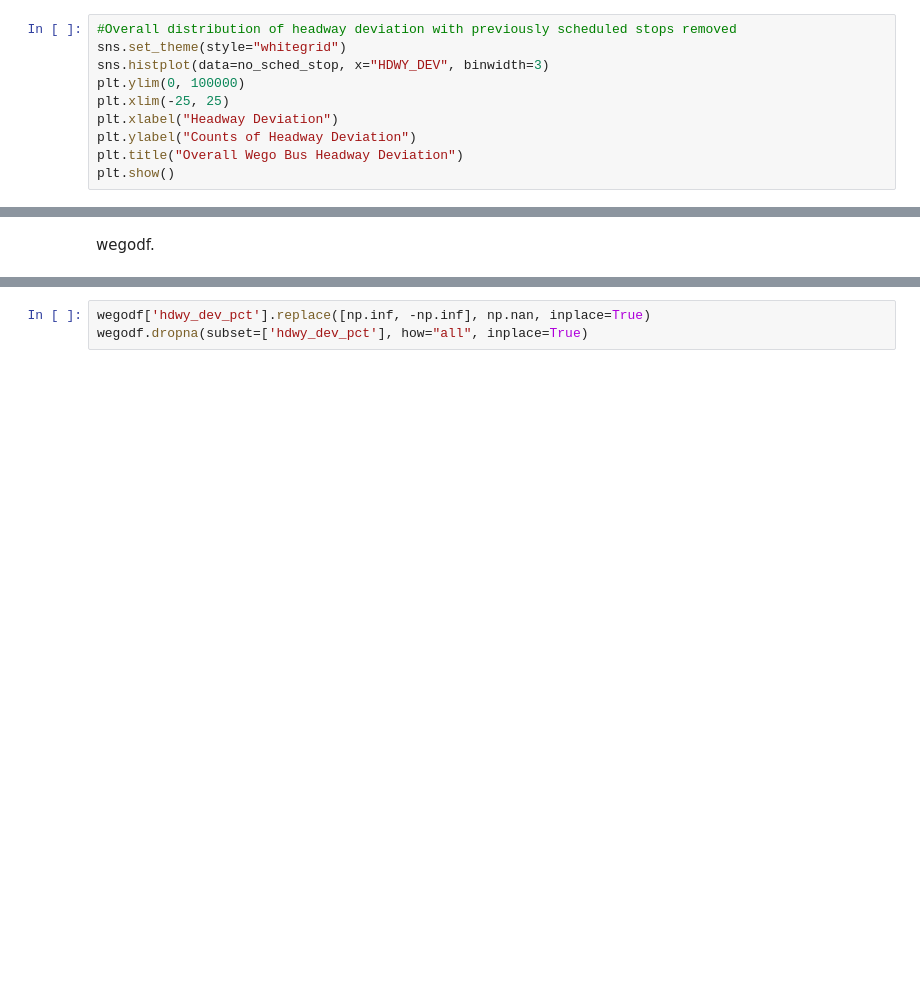
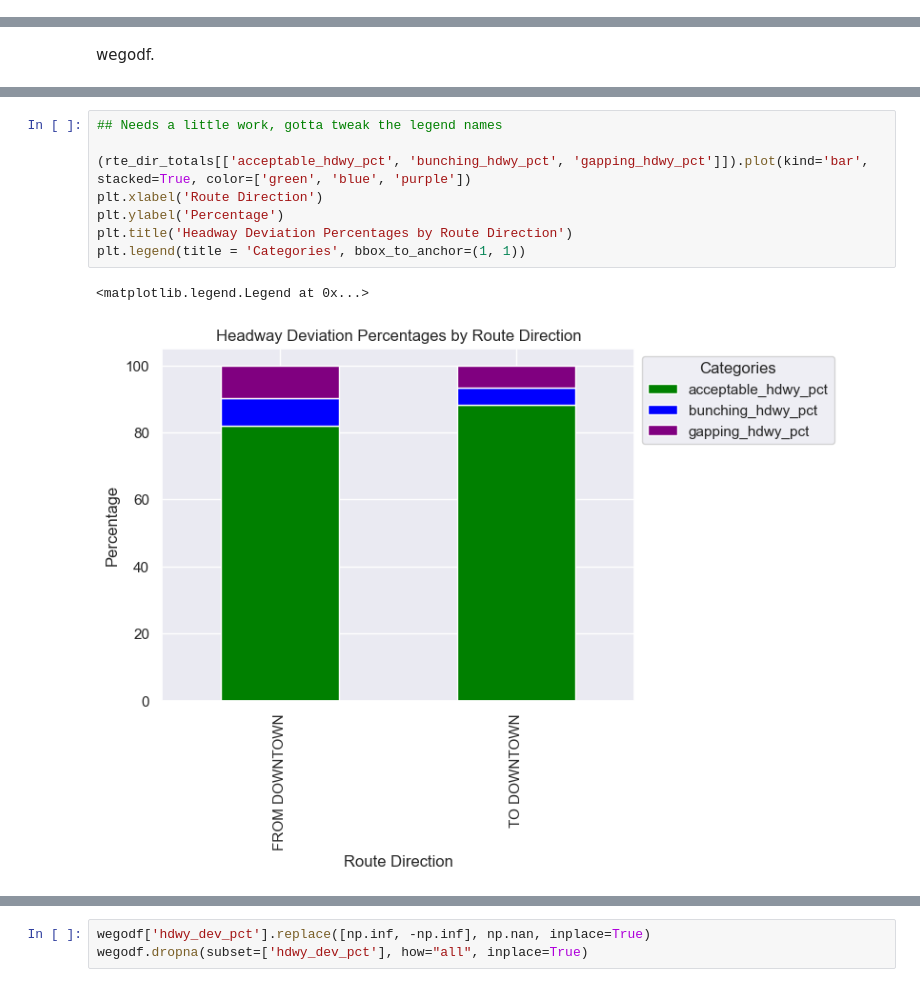
Before and after one commit to NSS-Data-Analytics-Cohort-11/wego-new-california-republic, a Jupyter notebook: notebooks/DA11 New California Republic Wego Project.ipynb, the cells around one changed output, grey strips where cells are left out. Drawn from its saved outputs; the diff is of its cells as text; blank space fills up the shorter version.

Commit message:
Adding in gapping, bunching, early, late, etc

```diff
--- a/notebooks/DA11 New California Republic Wego Project.ipynb
+++ b/notebooks/DA11 New California Republic Wego Project.ipynb
@@ -269,13 +219,3 @@ plt.xlabel("Headway Deviation Percentage")
 plt.ylabel("Counts of Headway Deviation Percentages")
 plt.title("Overall Wego Bus Headway Deviation Percentages")
 plt.show()
-# %%
-#Overall distribution of headway deviation with previously scheduled stops removed
-sns.set_theme(style="whitegrid")
-sns.histplot(data=no_sched_stop, x="HDWY_DEV", binwidth=3)
-plt.ylim(0, 100000)
-plt.xlim(-25, 25)
-plt.xlabel("Headway Deviation")
-plt.ylabel("Counts of Headway Deviation")
-plt.title("Overall Wego Bus Headway Deviation")
-plt.show()
@@ -317,0 +343,11 @@ wegodf.
+# %%
+## Needs a little work, gotta tweak the legend names
+
+(rte_dir_totals[['acceptable_hdwy_pct', 'bunching_hdwy_pct', 'gapping_hdwy_pct']]).plot(kind='bar', stacked=True, color=['green', 'blue', 'purple'])
+plt.xlabel('Route Direction')
+plt.ylabel('Percentage')
+plt.title('Headway Deviation Percentages by Route Direction')
+plt.legend(title = 'Categories', bbox_to_anchor=(1, 1))
+# %% [output]
+<matplotlib.legend.Legend at 0x...>
+[figure, added]
```
Also changed, not shown: parts of 60 cells of this notebook.
